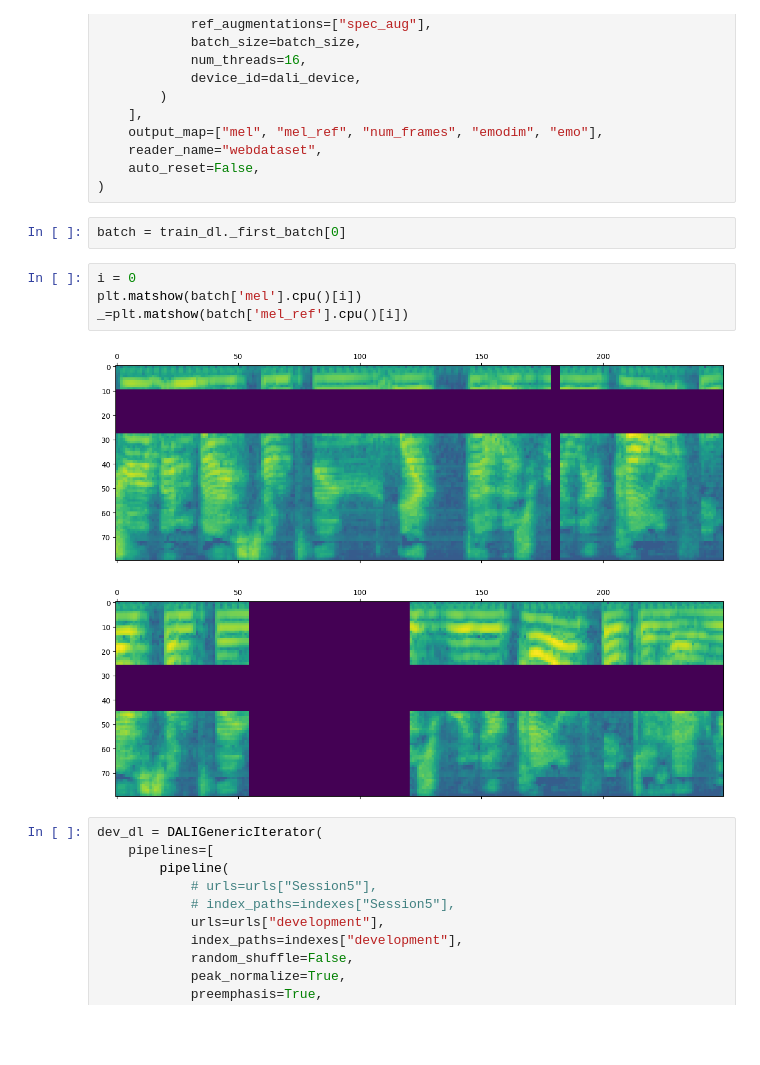
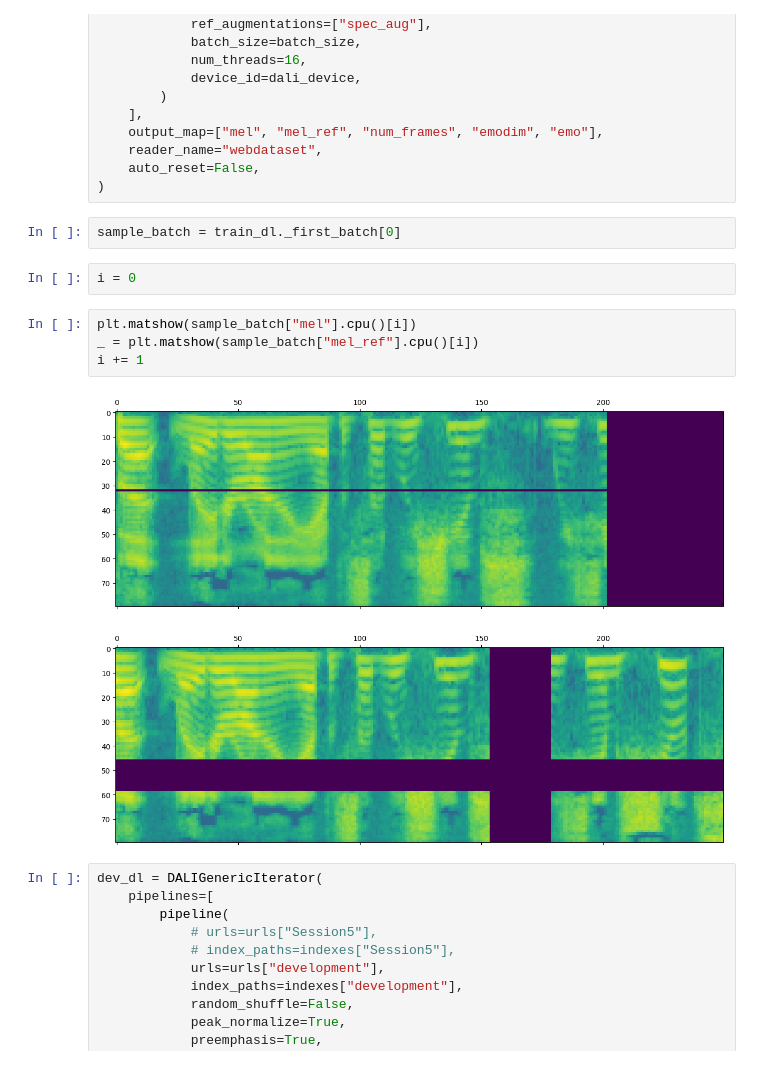
Before and after one commit to kdonbekci/contrastive-emotion, a Jupyter notebook: contrastive.ipynb, the cells around one changed output. Saved outputs shown, nothing was run; the diff lists cells and outputs as text; blank space fills up the shorter version.

```diff
--- a/contrastive.ipynb
+++ b/contrastive.ipynb
@@ -59,14 +63,16 @@ train_dl = DALIGenericIterator(
     auto_reset=False,
 )
 # %%
-batch = train_dl._first_batch[0]
+sample_batch = train_dl._first_batch[0]
+# %%
+i = 0
 # %%
-i = 0
-plt.matshow(batch['mel'].cpu()[i])
-_=plt.matshow(batch['mel_ref'].cpu()[i])
+plt.matshow(sample_batch["mel"].cpu()[i])
+_ = plt.matshow(sample_batch["mel_ref"].cpu()[i])
+i += 1
 # %% [output]
-[figure, old version]
+[figure, new version]
-[figure, old version]
+[figure, new version]
 # %%
 dev_dl = DALIGenericIterator(
     pipelines=[
```
Also changed, not shown: parts of 16 cells of this notebook, 2 other files.
